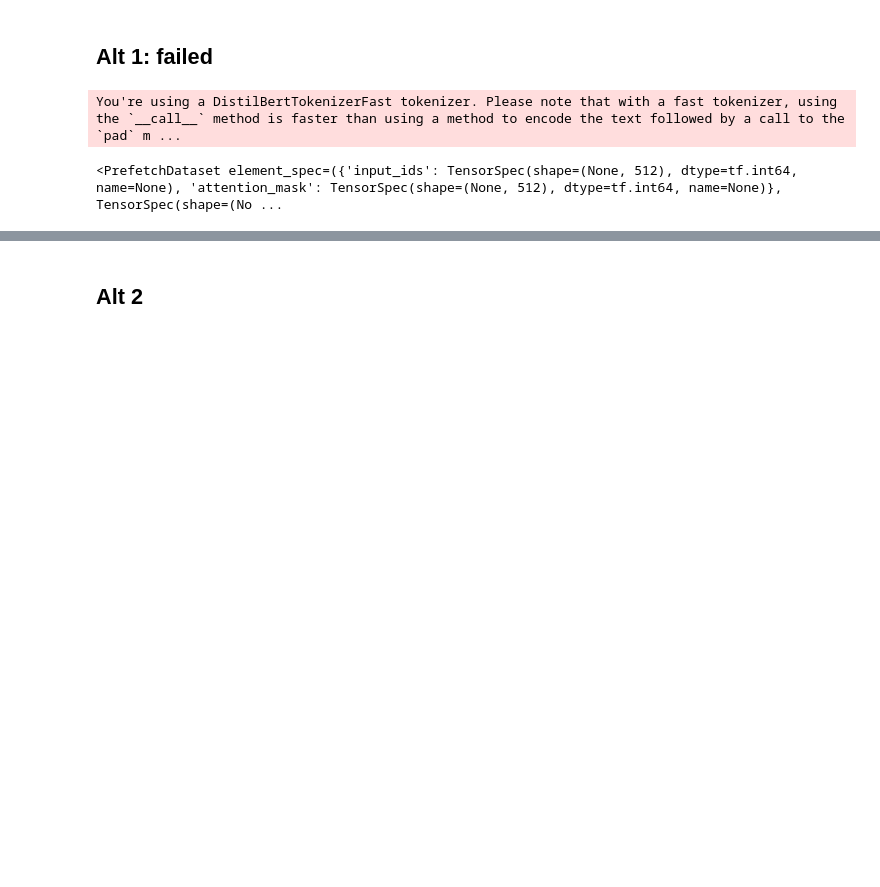
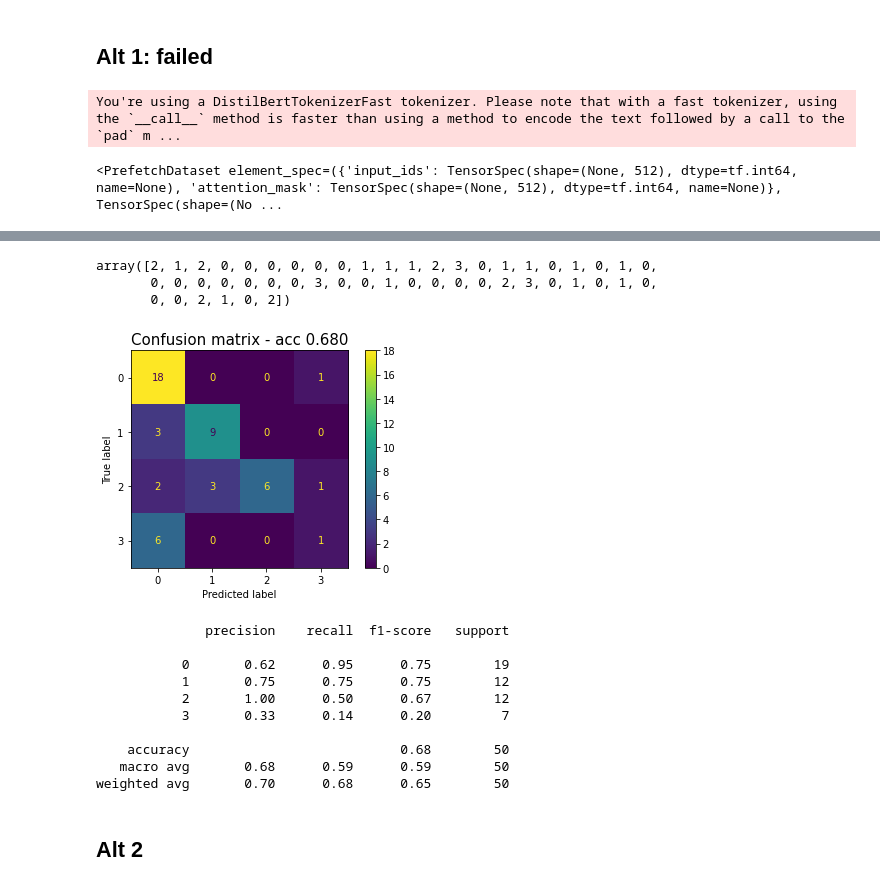
Before and after one commit to hmatzner/text-classification, a Jupyter notebook: url_classification.ipynb, the cells around one changed output, grey strips where cells are left out. Cells and saved outputs as stored; diff of their text form; code cells hidden in the pictures; blank space fills up the shorter version.

```diff
--- a/url_classification.ipynb
+++ b/url_classification.ipynb
@@ -92,0 +87,15 @@ import spacy
+# %%
+def save_variable(variable, variable_name):
+  with open(f'./saved_variables/{variable_name}.pickle', 'wb') as f:
+    pickle.dump(variable, f)
+
+def read_variable(variable_name):
+  with open(f'./saved_variables/{variable_name}.pickle', 'rb') as f:
+    variable = pickle.load(f)
+  return variable
+
+def check_if_exists(variable_name):
+  if variable_name in globals():
+    print(f'Variable "{variable_name}" exists.')
+  else:
+    print(f'Variable "{variable_name}" does not exist.')
@@ -312,0 +358,2 @@ df_text
+# %%
+df_text = read_variable('df_text')
@@ -1213,6 +1266,12 @@ tf_train_dataset
 # %% [output]
 You're using a DistilBertTokenizerFast tokenizer. Please note that with a fast tokenizer, using the `__call__` method is faster than using a method to encode the text followed by a call to the `pad` m ...
 <PrefetchDataset element_spec=({'input_ids': TensorSpec(shape=(None, 512), dtype=tf.int64, name=None), 'attention_mask': TensorSpec(shape=(None, 512), dtype=tf.int64, name=None)}, TensorSpec(shape=(No ...
+# %%
+tf_test_dataset = dataset_encoded["test"].to_tf_dataset(columns=tokenizer_columns,
+                                                               label_cols=["label"], shuffle=False,
+                                                               batch_size=batch_size,
+                                                               collate_fn=data_collator
+                                                              )
 # %%
 import tensorflow as tf
 from tensorflow.keras.callbacks import EarlyStopping
@@ -1268,3 +1337,3 @@ print("Loss: {}\t Test Accuracy: {}".format(loss, eval_accuracy))
 # %%
-output_logits = tf_model.predict(tf_eval_dataset).logits
+output_logits = tf_model.predict(tf_test_dataset).logits
 pred_labels = np.argmax(output_logits, axis=-1)
@@ -1271,3 +1342,23 @@ pred_labels = np.argmax(output_logits, axis=-1)
+# %%
+pred_labels
+# %% [output]
+array([2, 1, 2, 0, 0, 0, 0, 0, 0, 1, 1, 1, 2, 3, 0, 1, 1, 0, 1, 0, 1, 0,
+       0, 0, 0, 0, 0, 0, 0, 3, 0, 0, 1, 0, 0, 0, 0, 2, 3, 0, 1, 0, 1, 0,
+       0, 0, 2, 1, 0, 2])
+# %%
+print_confusion_matrix(y_test, pred_labels, with_report=True)
+# %% [output]
+[figure, added]
+              precision    recall  f1-score   support
+
+           0       0.62      0.95      0.75        19
+           1       0.75      0.75      0.75        12
+           2       1.00      0.50      0.67        12
+           3       0.33      0.14      0.20         7
+
+    accuracy                           0.68        50
+   macro avg       0.68      0.59      0.59        50
+weighted avg       0.70      0.68      0.65        50
 # %% [markdown]
 ## Alt 2
 # %%
```
Also changed, not shown: parts of 30 cells of this notebook.
